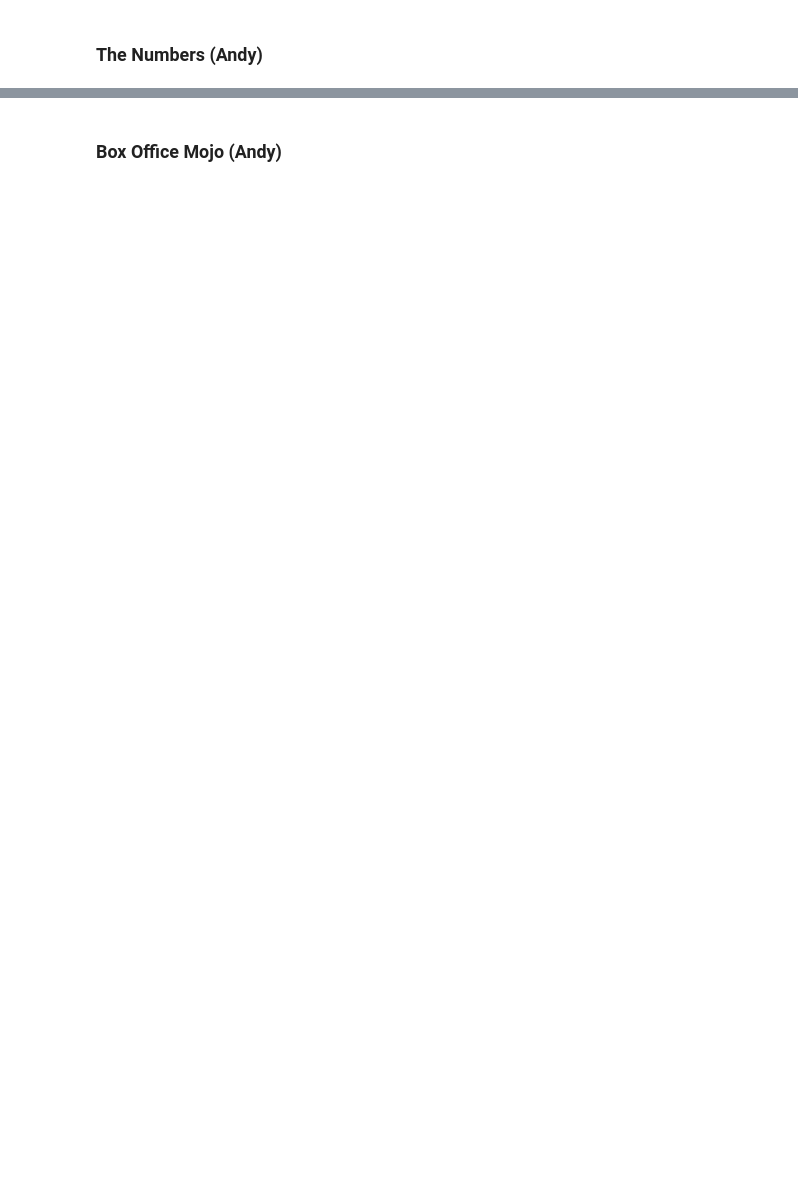
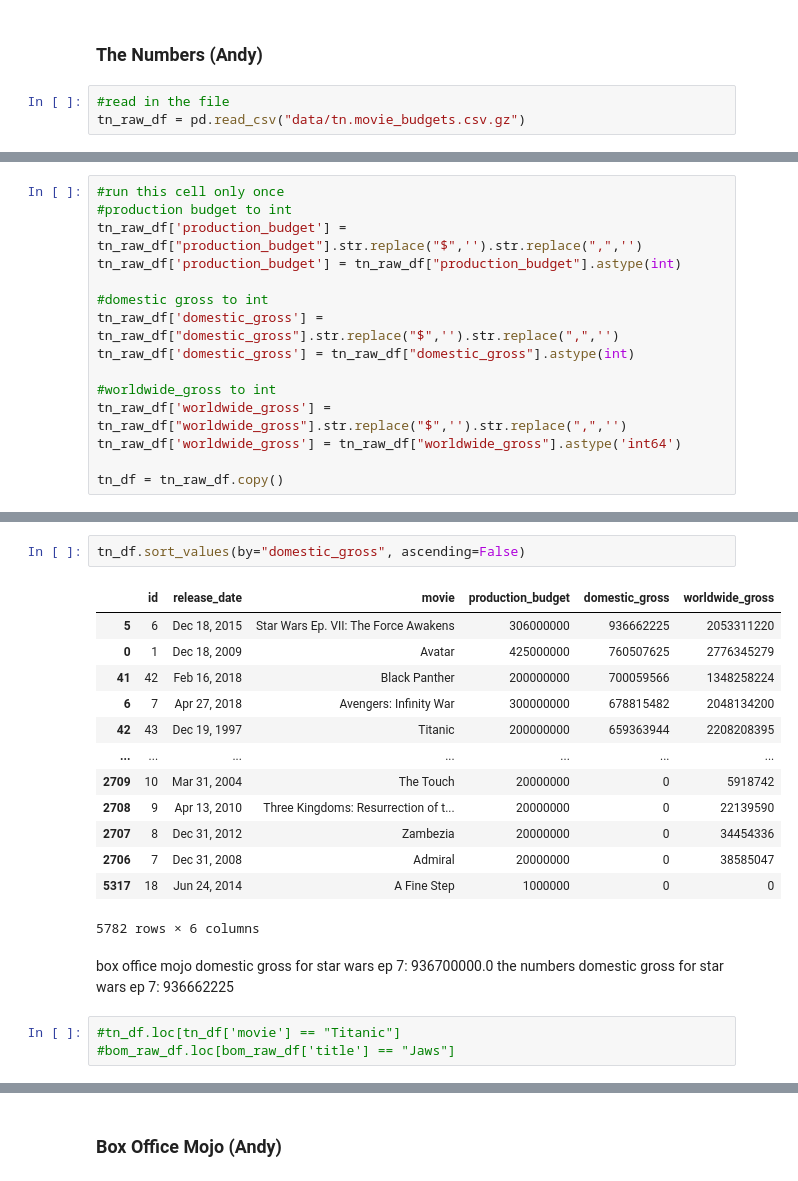
Before and after one commit to jbaumgit/Linear-Regression-and-Statistical-Analysis-on-Box-Office-Movie-Performance, a Jupyter notebook: MainNotebook.ipynb, the cells around one changed output, grey strips where cells are left out. Saved outputs shown, nothing was run; the diff lists cells and outputs as text; blank space fills up the shorter version.

```diff
--- a/MainNotebook.ipynb
+++ b/MainNotebook.ipynb
@@ -27,2 +119,5 @@ import seaborn as sns
 # %% [markdown]
 ### The Numbers (Andy)
+# %%
+#read in the file
+tn_raw_df = pd.read_csv("data/tn.movie_budgets.csv.gz")
@@ -28,0 +151,15 @@ import seaborn as sns
+# %%
+#run this cell only once
+#production budget to int
+tn_raw_df['production_budget'] = tn_raw_df["production_budget"].str.replace("$",'').str.replace(",",'')
+tn_raw_df['production_budget'] = tn_raw_df["production_budget"].astype(int)
+
+#domestic gross to int
+tn_raw_df['domestic_gross'] = tn_raw_df["domestic_gross"].str.replace("$",'').str.replace(",",'')
+tn_raw_df['domestic_gross'] = tn_raw_df["domestic_gross"].astype(int)
+
+#worldwide_gross to int
+tn_raw_df['worldwide_gross'] = tn_raw_df["worldwide_gross"].str.replace("$",'').str.replace(",",'')
+tn_raw_df['worldwide_gross'] = tn_raw_df["worldwide_gross"].astype('int64')
+
+tn_df = tn_raw_df.copy()
@@ -28,0 +175,22 @@ import seaborn as sns
+# %%
+tn_df.sort_values(by="domestic_gross", ascending=False)
+# %% [output]
+|  | id | release_date | movie | production_budget | domestic_gross | worldwide_gross |
+| 5 | 6 | Dec 18, 2015 | Star Wars Ep. VII: The Force Awakens | 306000000 | 936662225 | 2053311220 |
+| 0 | 1 | Dec 18, 2009 | Avatar | 425000000 | 760507625 | 2776345279 |
+| 41 | 42 | Feb 16, 2018 | Black Panther | 200000000 | 700059566 | 1348258224 |
+| 6 | 7 | Apr 27, 2018 | Avengers: Infinity War | 300000000 | 678815482 | 2048134200 |
+| 42 | 43 | Dec 19, 1997 | Titanic | 200000000 | 659363944 | 2208208395 |
+| ... | ... | ... | ... | ... | ... | ... |
+| 2709 | 10 | Mar 31, 2004 | The Touch | 20000000 | 0 | 5918742 |
+| 2708 | 9 | Apr 13, 2010 | Three Kingdoms: Resurrection of t... | 20000000 | 0 | 22139590 |
+| 2707 | 8 | Dec 31, 2012 | Zambezia | 20000000 | 0 | 34454336 |
+| 2706 | 7 | Dec 31, 2008 | Admiral | 20000000 | 0 | 38585047 |
+| 5317 | 18 | Jun 24, 2014 | A Fine Step | 1000000 | 0 | 0 |
+5782 rows × 6 columns
+# %% [markdown]
+box office mojo domestic gross for star wars ep 7: 936700000.0
+the numbers domestic gross for star wars ep 7: 936662225
+# %%
+#tn_df.loc[tn_df['movie'] == "Titanic"]
+#bom_raw_df.loc[bom_raw_df['title'] == "Jaws"]
```
Also changed, not shown: parts of 59 cells of this notebook.
